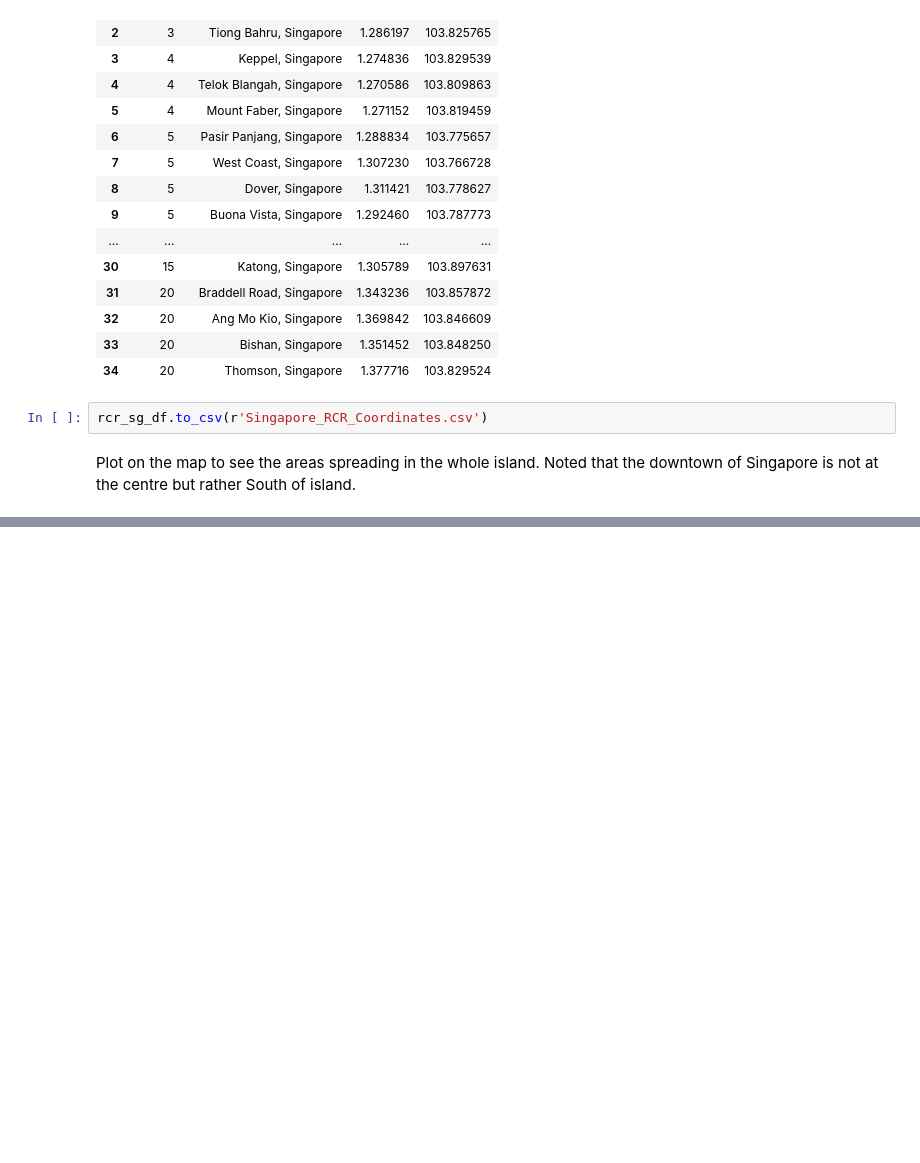
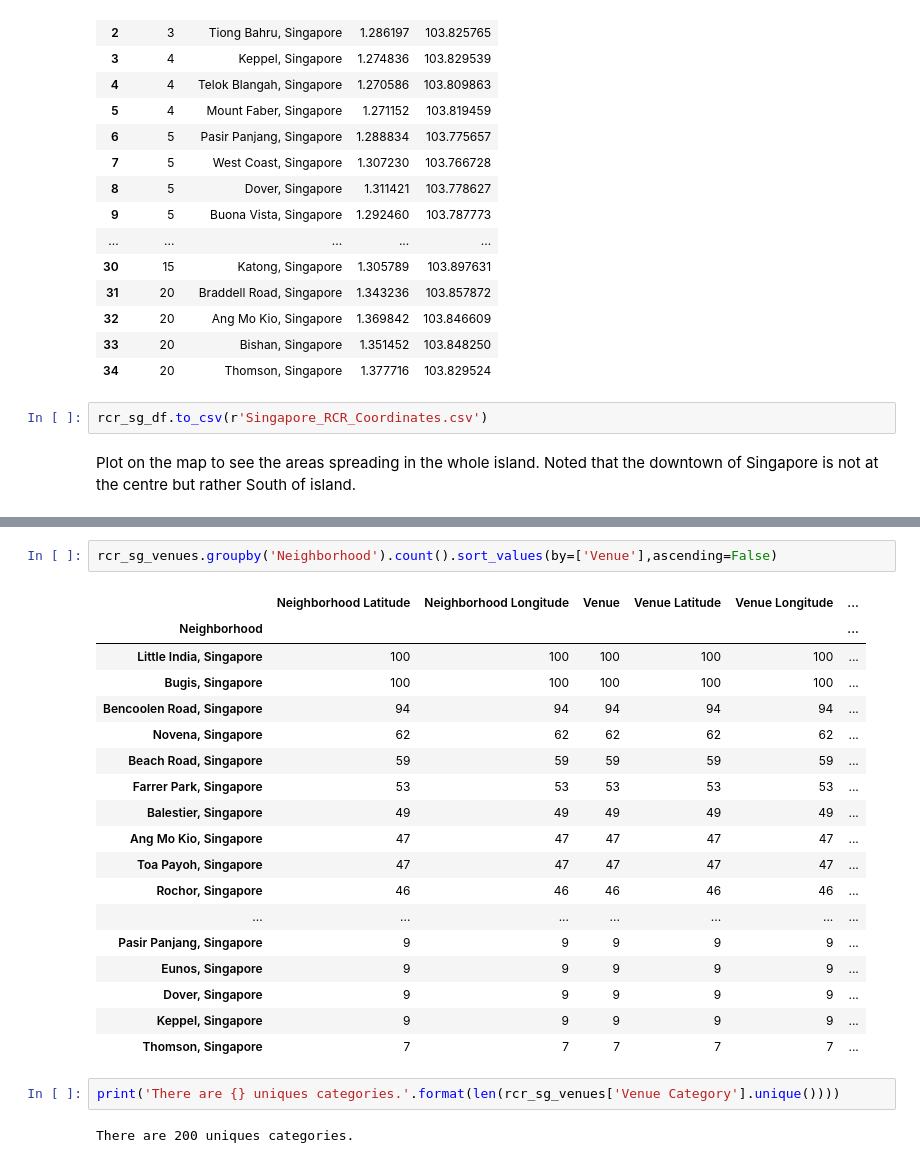
Before and after one commit to tianliangwanan/Coursera_Capstone, a Jupyter notebook: Battle of Neighborhood in Singapore.ipynb, the cells around one changed output, grey strips where cells are left out. Saved outputs shown, nothing was run; the diff lists cells and outputs as text; blank space fills up the shorter version.

```diff
--- a/Battle of Neighborhood in Singapore.ipynb
+++ b/Battle of Neighborhood in Singapore.ipynb
@@ -147,0 +265,25 @@ map_singapore
+# %%
+rcr_sg_venues.groupby('Neighborhood').count().sort_values(by=['Venue'],ascending=False)
+# %% [output]
+|  | Neighborhood Latitude | Neighborhood Longitude | Venue | Venue Latitude | Venue Longitude | ... |
+| Neighborhood |  |  |  |  |  | ... |
+| Little India, Singapore | 100 | 100 | 100 | 100 | 100 | ... |
+| Bugis, Singapore | 100 | 100 | 100 | 100 | 100 | ... |
+| Bencoolen Road, Singapore | 94 | 94 | 94 | 94 | 94 | ... |
+| Novena, Singapore | 62 | 62 | 62 | 62 | 62 | ... |
+| Beach Road, Singapore | 59 | 59 | 59 | 59 | 59 | ... |
+| Farrer Park, Singapore | 53 | 53 | 53 | 53 | 53 | ... |
+| Balestier, Singapore | 49 | 49 | 49 | 49 | 49 | ... |
+| Ang Mo Kio, Singapore | 47 | 47 | 47 | 47 | 47 | ... |
+| Toa Payoh, Singapore | 47 | 47 | 47 | 47 | 47 | ... |
+| Rochor, Singapore | 46 | 46 | 46 | 46 | 46 | ... |
+| ... | ... | ... | ... | ... | ... | ... |
+| Pasir Panjang, Singapore | 9 | 9 | 9 | 9 | 9 | ... |
+| Eunos, Singapore | 9 | 9 | 9 | 9 | 9 | ... |
+| Dover, Singapore | 9 | 9 | 9 | 9 | 9 | ... |
+| Keppel, Singapore | 9 | 9 | 9 | 9 | 9 | ... |
+| Thomson, Singapore | 7 | 7 | 7 | 7 | 7 | ... |
+# %%
+print('There are {} uniques categories.'.format(len(rcr_sg_venues['Venue Category'].unique())))
+# %% [output]
+There are 200 uniques categories.
```
Also changed, not shown: parts of 21 cells of this notebook.
